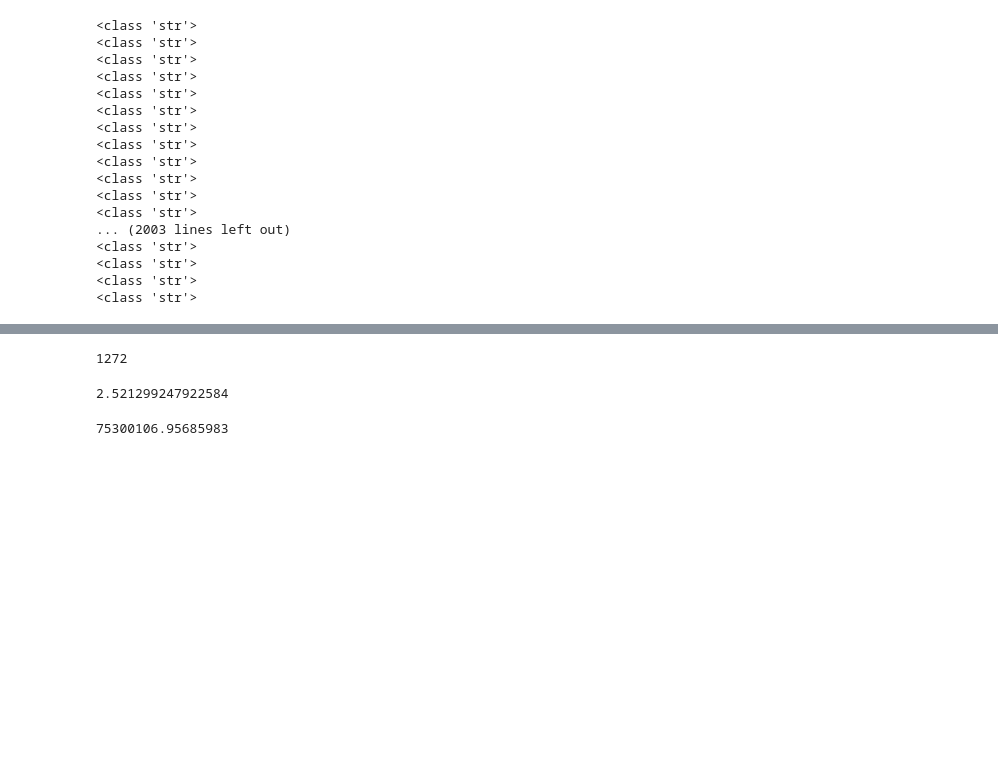
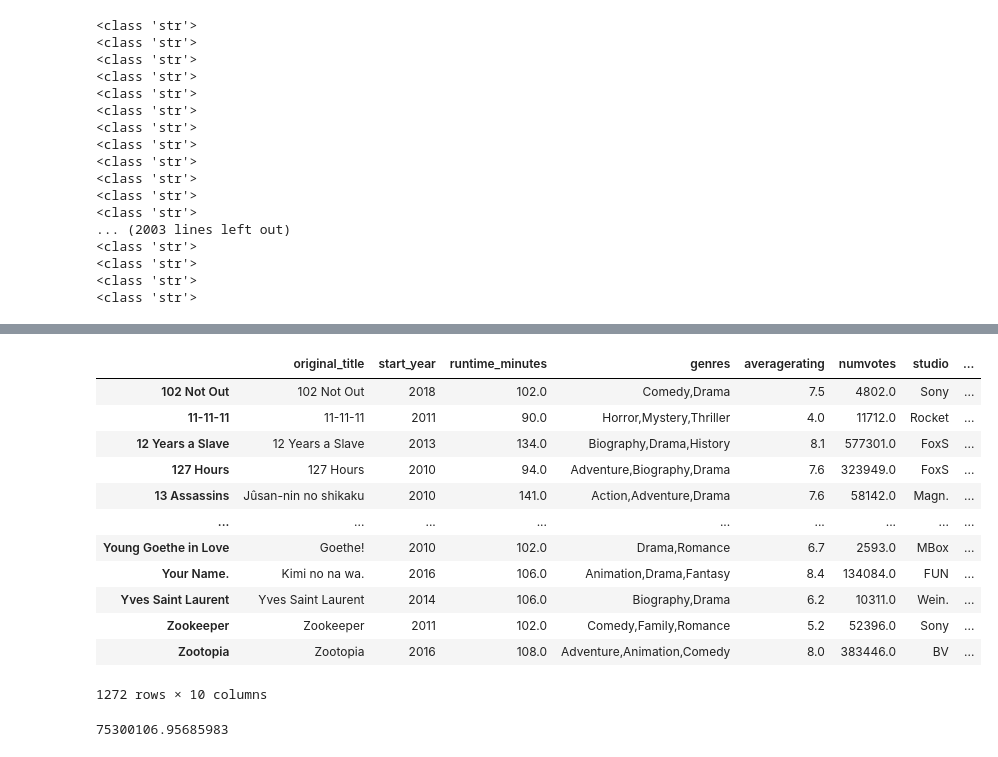
Before and after one commit to eldrickie/Film_Success_Factors, a Jupyter notebook: basics_gross_ratings.ipynb, the cells around one changed output, grey strips where cells are left out. Drawn from its saved outputs; the diff is of its cells as text; code cells hidden in the pictures; blank space fills up the shorter version.

```diff
--- a/basics_gross_ratings.ipynb
+++ b/basics_gross_ratings.ipynb
@@ -488,5 +414,5 @@ for x in foreign_gross['foreign_gross']:
 <class 'str'>
 <class 'str'>
 # %%
-foreign_gross['foreign_gross'].str.replace(',', "").astype(float)
+foreign_gross['foreign_gross'] = foreign_gross['foreign_gross'].str.replace(',', "").astype(float)
 # %% [output]
@@ -515,13 +439,19 @@ for x in foreign_gross['foreign_gross']:
 # %%
-len(foreign_gross.loc[foreign_gross['domestic_gross'] <= foreign_gross['foreign_gross']])
+foreign_gross.loc[foreign_gross['domestic_gross'] <= foreign_gross['foreign_gross']]
 # %% [output]
+|  | original_title | start_year | runtime_minutes | genres | averagerating | numvotes | studio | ... |
+| 102 Not Out | 102 Not Out | 2018 | 102.0 | Comedy,Drama | 7.5 | 4802.0 | Sony | ... |
+| 11-11-11 | 11-11-11 | 2011 | 90.0 | Horror,Mystery,Thriller | 4.0 | 11712.0 | Rocket | ... |
+| 12 Years a Slave | 12 Years a Slave | 2013 | 134.0 | Biography,Drama,History | 8.1 | 577301.0 | FoxS | ... |
+| 127 Hours | 127 Hours | 2010 | 94.0 | Adventure,Biography,Drama | 7.6 | 323949.0 | FoxS | ... |
+| 13 Assassins | Jûsan-nin no shikaku | 2010 | 141.0 | Action,Adventure,Drama | 7.6 | 58142.0 | Magn. | ... |
+| ... | ... | ... | ... | ... | ... | ... | ... | ... |
+| Young Goethe in Love | Goethe! | 2010 | 102.0 | Drama,Romance | 6.7 | 2593.0 | MBox | ... |
+| Your Name. | Kimi no na wa. | 2016 | 106.0 | Animation,Drama,Fantasy | 8.4 | 134084.0 | FUN | ... |
+| Yves Saint Laurent | Yves Saint Laurent | 2014 | 106.0 | Biography,Drama | 6.2 | 10311.0 | Wein. | ... |
+| Zookeeper | Zookeeper | 2011 | 102.0 | Comedy,Family,Romance | 5.2 | 52396.0 | Sony | ... |
+| Zootopia | Zootopia | 2016 | 108.0 | Adventure,Animation,Comedy | 8.0 | 383446.0 | BV | ... |
-1272
+1272 rows × 10 columns
-# %%
-#getting the ration between mean domestic gross and mean foreign gross
-ratio = foreign_gross['foreign_gross'].mean() / basicRatingsGross['domestic_gross'].mean()
-ratio
-# %% [output]
-2.521299247922584
 # %%
 foreign_gross['foreign_gross'].mean()
 # %% [output]
```
Also changed, not shown: parts of 26 cells of this notebook, 1 other file.
